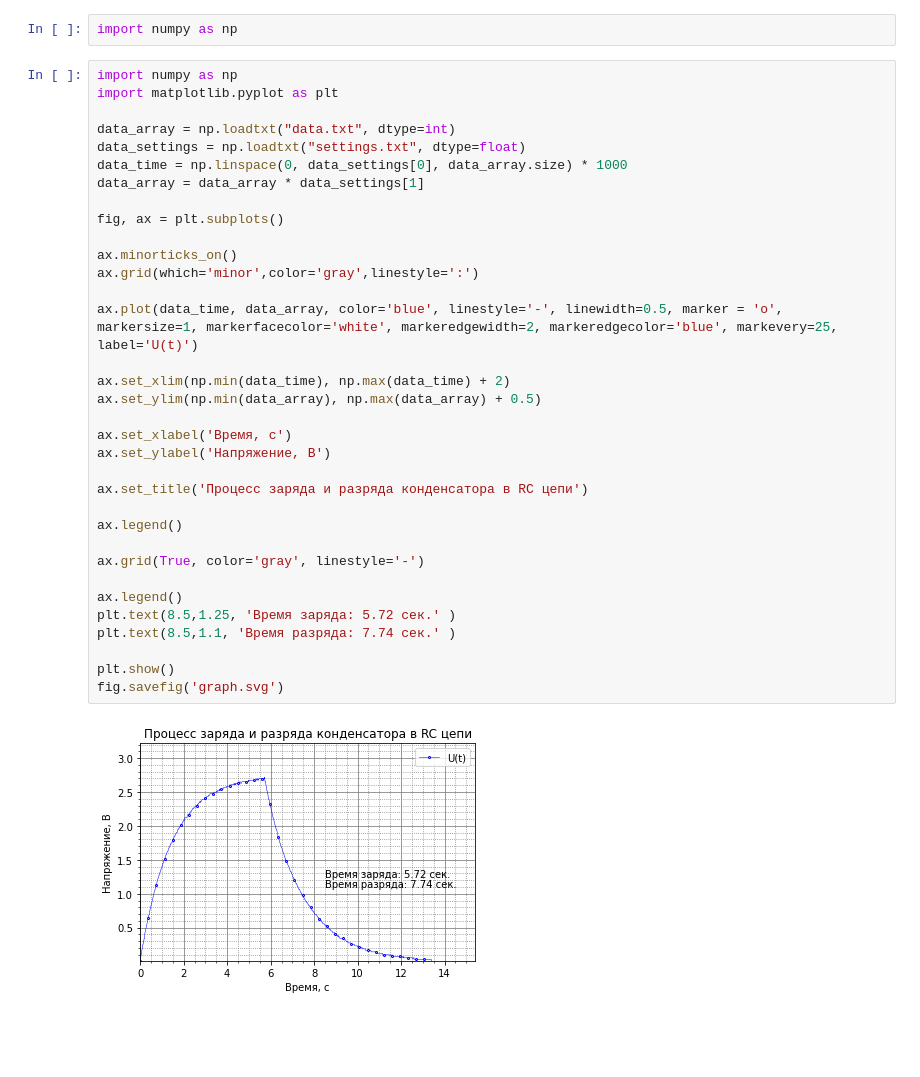
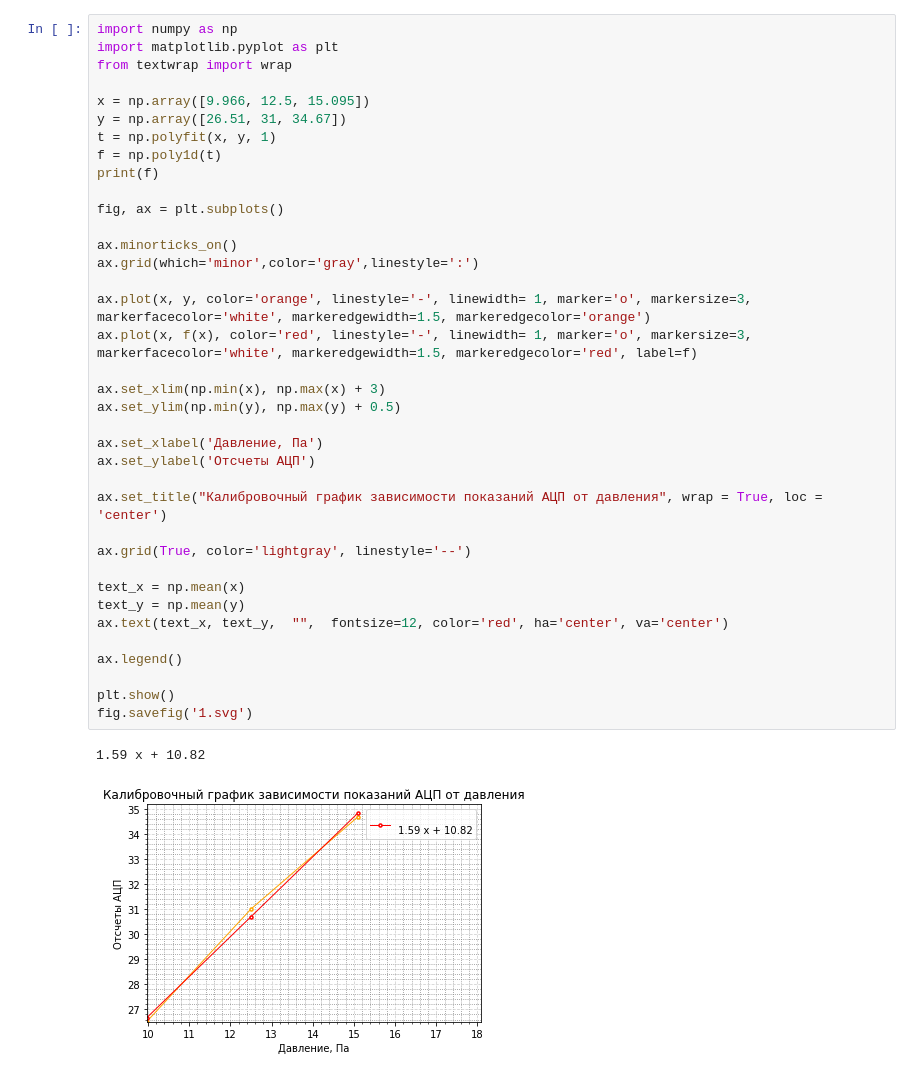
Before and after one commit to ekut31/get, a Jupyter notebook: Python/8.ipynb, the cells around one changed output. Cells and saved outputs as stored; diff of their text form; blank space fills up the shorter version.

```diff
--- a/Python/8.ipynb
+++ b/Python/8.ipynb
@@ -1,38 +1,40 @@
-# %%
-import numpy as np
 # %%
 import numpy as np
 import matplotlib.pyplot as plt
+from textwrap import wrap
 
-data_array = np.loadtxt("data.txt", dtype=int)
-data_settings = np.loadtxt("settings.txt", dtype=float)
-data_time = np.linspace(0, data_settings[0], data_array.size) * 1000
-data_array = data_array * data_settings[1]
+x = np.array([9.966, 12.5, 15.095])
+y = np.array([26.51, 31, 34.67])
+t = np.polyfit(x, y, 1)
+f = np.poly1d(t)
+print(f)
 
 fig, ax = plt.subplots()
 
 ax.minorticks_on()
 ax.grid(which='minor',color='gray',linestyle=':')
 
-ax.plot(data_time, data_array, color='blue', linestyle='-', linewidth=0.5, marker = 'o', markersize=1, markerfacecolor='white', markeredgewidth=2, markeredgecolor='blue', markevery=25, label='U(t)')
+ax.plot(x, y, color='orange', linestyle='-', linewidth= 1, marker='o', markersize=3, markerfacecolor='white', markeredgewidth=1.5, markeredgecolor='orange')
+ax.plot(x, f(x), color='red', linestyle='-', linewidth= 1, marker='o', markersize=3, markerfacecolor='white', markeredgewidth=1.5, markeredgecolor='red', label=f)
 
-ax.set_xlim(np.min(data_time), np.max(data_time) + 2)
-ax.set_ylim(np.min(data_array), np.max(data_array) + 0.5)
+ax.set_xlim(np.min(x), np.max(x) + 3)
+ax.set_ylim(np.min(y), np.max(y) + 0.5)
 
-ax.set_xlabel('Время, с')
-ax.set_ylabel('Напряжение, В')
+ax.set_xlabel('Давление, Па')
+ax.set_ylabel('Отсчеты АЦП')
 
-ax.set_title('Процесс заряда и разряда конденсатора в RC цепи')
+ax.set_title("Калибровочный график зависимости показаний АЦП от давления", wrap = True, loc = 'center')
+
+ax.grid(True, color='lightgray', linestyle='--')
+
+text_x = np.mean(x)
+text_y = np.mean(y)
+ax.text(text_x, text_y,  "",  fontsize=12, color='red', ha='center', va='center')
 
 ax.legend()
 
-ax.grid(True, color='gray', linestyle='-')
-
-ax.legend()
-plt.text(8.5,1.25, 'Время заряда: 5.72 сек.' )
-plt.text(8.5,1.1, 'Время разряда: 7.74 cек.' )
-
 plt.show()
-fig.savefig('graph.svg')
+fig.savefig('1.svg')
 # %% [output]
+1.59 x + 10.82
-[figure, old version]
+[figure, new version]
```
Also changed, not shown: parts of 1 cell of this notebook.
